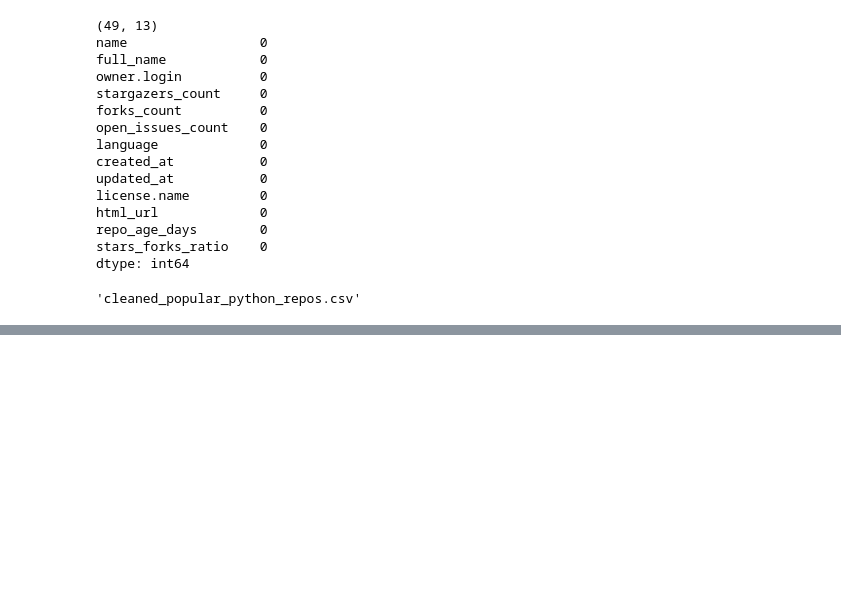
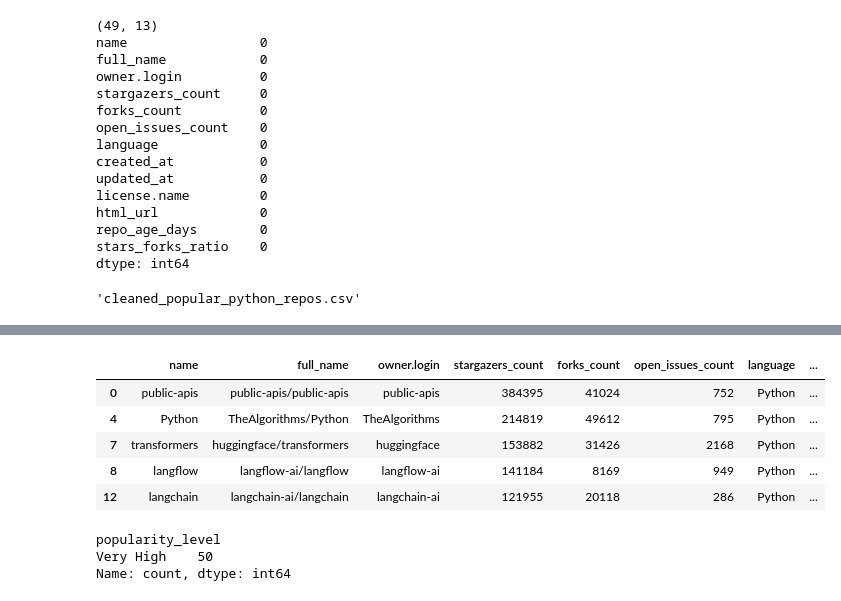
Before and after one commit to akberanwer1234/programming_and_analysis_ca2, a Jupyter notebook: experiments.ipynb, the cells around one changed output, grey strips where cells are left out. Cells and saved outputs as stored; diff of their text form; code cells hidden in the pictures; blank space fills up the shorter version.

```diff
--- a/experiments.ipynb
+++ b/experiments.ipynb
@@ -192,0 +206,31 @@ output_file
+# %%
+licensed_repos = df_clean[
+    df_clean["license.name"].isin(["MIT License", "Apache License 2.0"])
+]
+
+licensed_repos.head()
+# %% [output]
+|  | name | full_name | owner.login | stargazers_count | forks_count | open_issues_count | language | ... |
+| 0 | public-apis | public-apis/public-apis | public-apis | 384395 | 41024 | 752 | Python | ... |
+| 4 | Python | TheAlgorithms/Python | TheAlgorithms | 214819 | 49612 | 795 | Python | ... |
+| 7 | transformers | huggingface/transformers | huggingface | 153882 | 31426 | 2168 | Python | ... |
+| 8 | langflow | langflow-ai/langflow | langflow-ai | 141184 | 8169 | 949 | Python | ... |
+| 12 | langchain | langchain-ai/langchain | langchain-ai | 121955 | 20118 | 286 | Python | ... |
+# %%
+def popularity_bucket(stars):
+    if stars >= 50000:
+        return "Very High"
+    elif stars >= 20000:
+        return "High"
+    elif stars >= 10000:
+        return "Medium"
+    else:
+        return "Low"
+
+df_clean["popularity_level"] = df_clean["stargazers_count"].apply(popularity_bucket)
+
+df_clean["popularity_level"].value_counts()
+# %% [output]
+popularity_level
+Very High    50
+Name: count, dtype: int64
```
Also changed, not shown: parts of 8 cells of this notebook, 1 other file.
